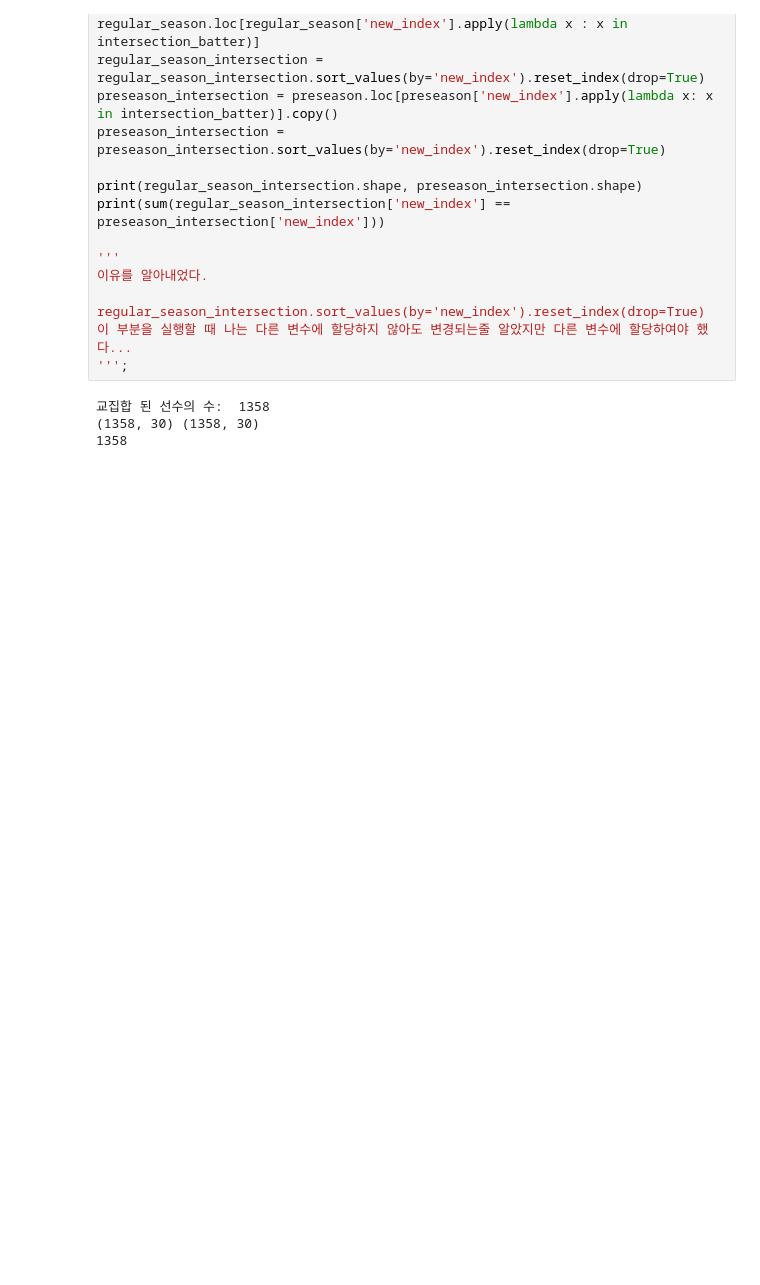
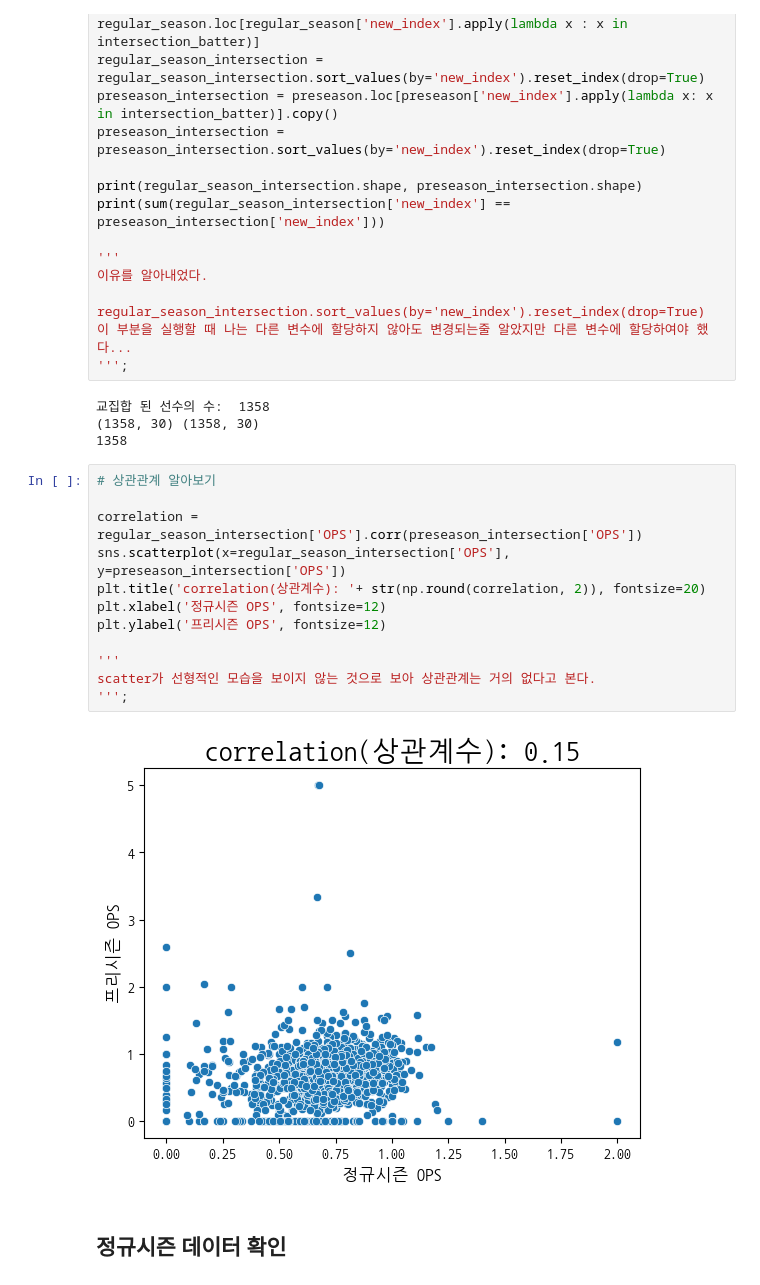
Before and after one commit to dlsdud9098/kbo_ops_predict, a Jupyter notebook: main.ipynb, the cells around one changed output. Cells and saved outputs as stored; diff of their text form; blank space fills up the shorter version.

```diff
--- a/main.ipynb
+++ b/main.ipynb
@@ -685,3 +689,19 @@ regular_season_intersection.sort_values(by='new_index').reset_index(drop=True)
 교집합 된 선수의 수:  1358
 (1358, 30) (1358, 30)
 1358
+# %%
+# 상관관계 알아보기
+
+correlation = regular_season_intersection['OPS'].corr(preseason_intersection['OPS'])
+sns.scatterplot(x=regular_season_intersection['OPS'], y=preseason_intersection['OPS'])
+plt.title('correlation(상관계수): '+ str(np.round(correlation, 2)), fontsize=20)
+plt.xlabel('정규시즌 OPS', fontsize=12)
+plt.ylabel('프리시즌 OPS', fontsize=12)
+
+'''
+scatter가 선형적인 모습을 보이지 않는 것으로 보아 상관관계는 거의 없다고 본다.
+''';
+# %% [output]
+[figure, added]
+# %% [markdown]
+## 정규시즌 데이터 확인
```
Also changed, not shown: parts of 9 cells of this notebook.
